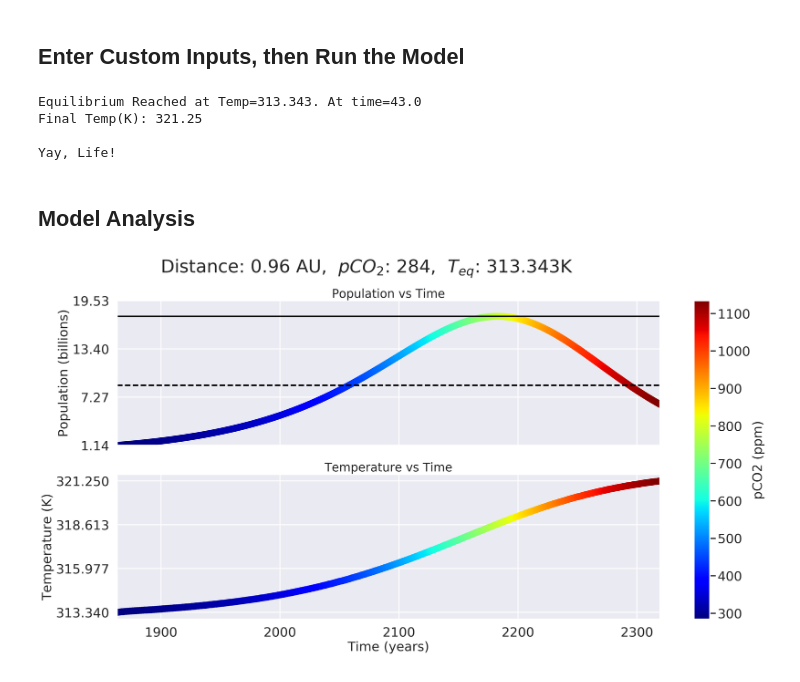
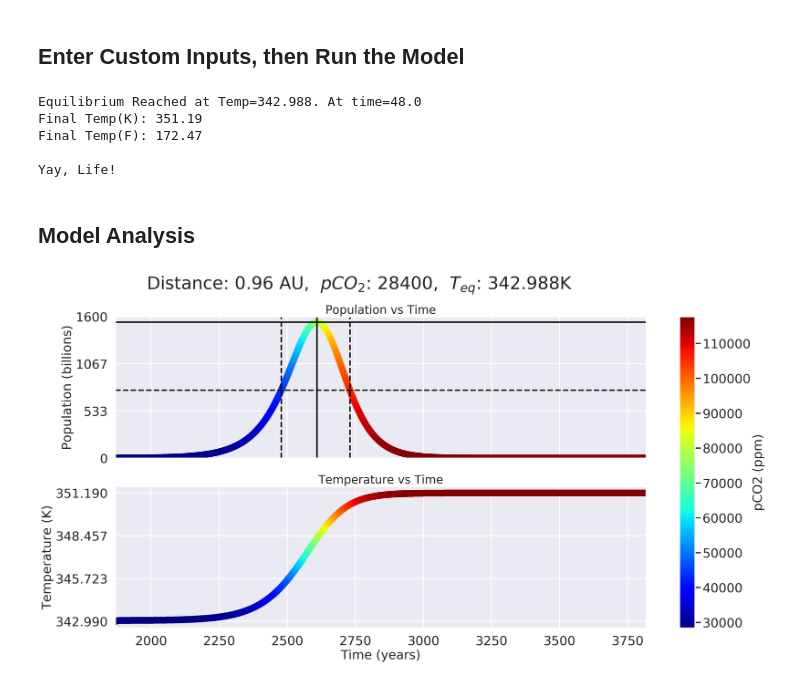
Before and after one commit to ethansav3/coupled_ebm, a Jupyter notebook: model/ebmFinal.ipynb, the cells around one changed output. Drawn from its saved outputs; the diff is of its cells as text; code cells hidden in the pictures.

```diff
--- a/model/ebmFinal.ipynb
+++ b/model/ebmFinal.ipynb
@@ -36,7 +36,7 @@ nameList['ebm']['rco2']=2.00e-4;
 nameList['ebm']['coupled']=True;
 
 #change runtime
-nameList['ebm']['runTime'] = 500#change runtime
+nameList['ebm']['runTime'] = 2000#change runtime
 
 #change distance
 newA = .96#AU
@@ -45,7 +45,7 @@ nameList['ebm']['relsolcon']=newA**-2 #inverse square law for solar flux
 
 #change pco2
 #newPco2=284
-newPco2=284
+newPco2=284*100
 nameList['ebm']['pco20']=newPco2/10**6
 
 #run the program
@@ -56,8 +56,9 @@ if((equilibrium) and (finalavgtemp<=373.15) and (finalavgtemp>=273.15)):
 else:
     print("Boo, Extinction :(")
 # %% [output]
-Equilibrium Reached at Temp=313.343. At time=43.0
-Final Temp(K): 321.25
+Equilibrium Reached at Temp=342.988. At time=48.0
+Final Temp(K): 351.19
+Final Temp(F): 172.47
 
 Yay, Life!
 # %% [markdown]
@@ -65,31 +66,53 @@ Yay, Life!
 # %%
 inputs=[newA,newPco2]
 maxima = dfModel.max();#find maxima from all columns in df
 maxPop = maxima[3];#find maxima in population column, peak popultion
 #print(maxPop)#peak population
 maxPopIndex = dfModel.loc[dfModel['pop']==maxPop].index#search rows for index of max pop
 maxPopTime=dfModel.iloc[maxPopIndex]['time_yrs'];#search column for time until peak pop is reached
 
 halfPop=maxPop/2;
 halfPopIndex = dfModel.loc[dfModel['pop']==halfPop].index#search rows for index of max pop
 halfPopTime=dfModel.iloc[maxPopIndex]['time_yrs'];#search column for time until peak pop is reached
+#print(maxPop/2)
+#while newDF.shape[0]>=2:
+#     newDF= dfModel.loc[(dfModel['pop'] > (halfPop-dP)) & (dfModel['pop'] < (halfPop+dP))]
+#     dT+=1
+#     print("dT: "+ str(dT))
 
-dT=50
-newDF= dfModel.loc[(dfModel['pop'] > (halfPop-dT)) & (dfModel['pop'] < (halfPop+dT))]
+LhalfPop=0;
+UhalfPop=0;
+dP=50
+count=1
+while True:
+    newDF= dfModel.loc[(dfModel['pop'] > (halfPop-dP)) & (dfModel['pop'] < (halfPop+dP))]
+    if(newDF.shape[0]>=2):
+        break
+    dP+=100
+    count+=5
+#print(dP)
 #print(newDF)
-
-maxPopPlot=maxPop/1000+2;
+#print()
+try:
+    if(nameList['ebm']['coupled']):
+        LhalfPop = float(newDF.time_yrs[:-1])
+        UhalfPop = float(newDF.time_yrs[-1:])
+except TypeError:
+    print('')
+maxPopPlot=maxPop/1000;
 #maxPopPlot=40
 #dictionary of population statistics
 popStats={'maxPop' : (maxPop/1000), 'maxTime': maxPopTime.mean(),
           'halfPop': (halfPop/1000),'halfTime': halfPopTime.mean(),
-          'maxPopPlot': maxPopPlot}#maximum plotting range for population
+          'LhalfPop': LhalfPop,#gets first row, casts as double
+          'UhalfPop': UhalfPop,#gets last row, " "
+          'maxPopPlot': 1600}#maximum plotting range for population
 #-----------------------------------PLOTS----------------------------------------------------------
 if equilibrium: plotModelOutput(dfModel,inputs,eqTime,eqTemp,popStats)#plot the output of our model, colored by pco2
 #dfTemp = pd.read_csv('anomaly.csv');#data from NASA GISS: https://data.giss.nasa.gov/gistemp/graphs_v4/
 #dfPopCo2 = pd.read_csv('world_stats.csv');#data from Frank, Adam, and Woodruff Sullivan.
 #plotModelInput(nameList)#plot the temperature dependence on the growth rate
 #plotTruePopCo2(dfPopCo2) #plot true population values vs pco2
 #compareModelOutput(dfModel,dfTemp,dfPopCo2)#compare the models output to true data
 # %% [output]
-[figure, old version]
+[figure, new version]
```
Also changed, not shown: 2 other files.
